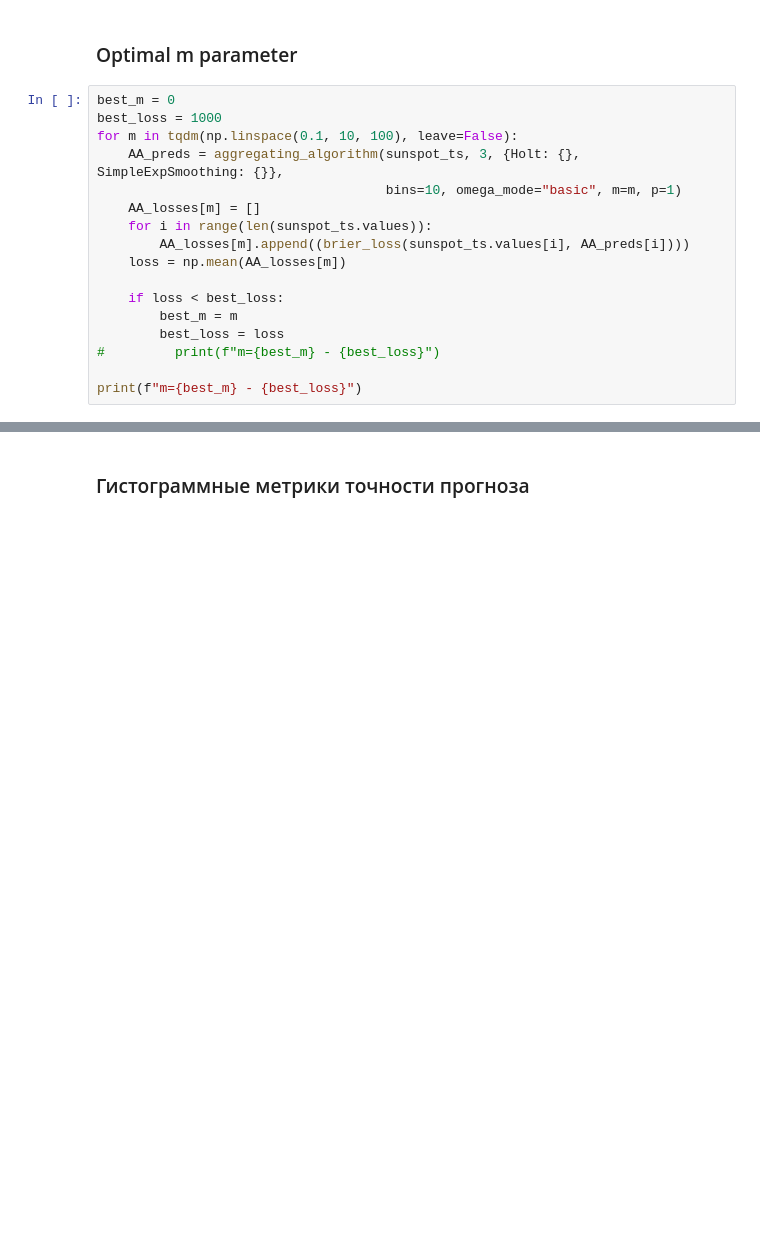
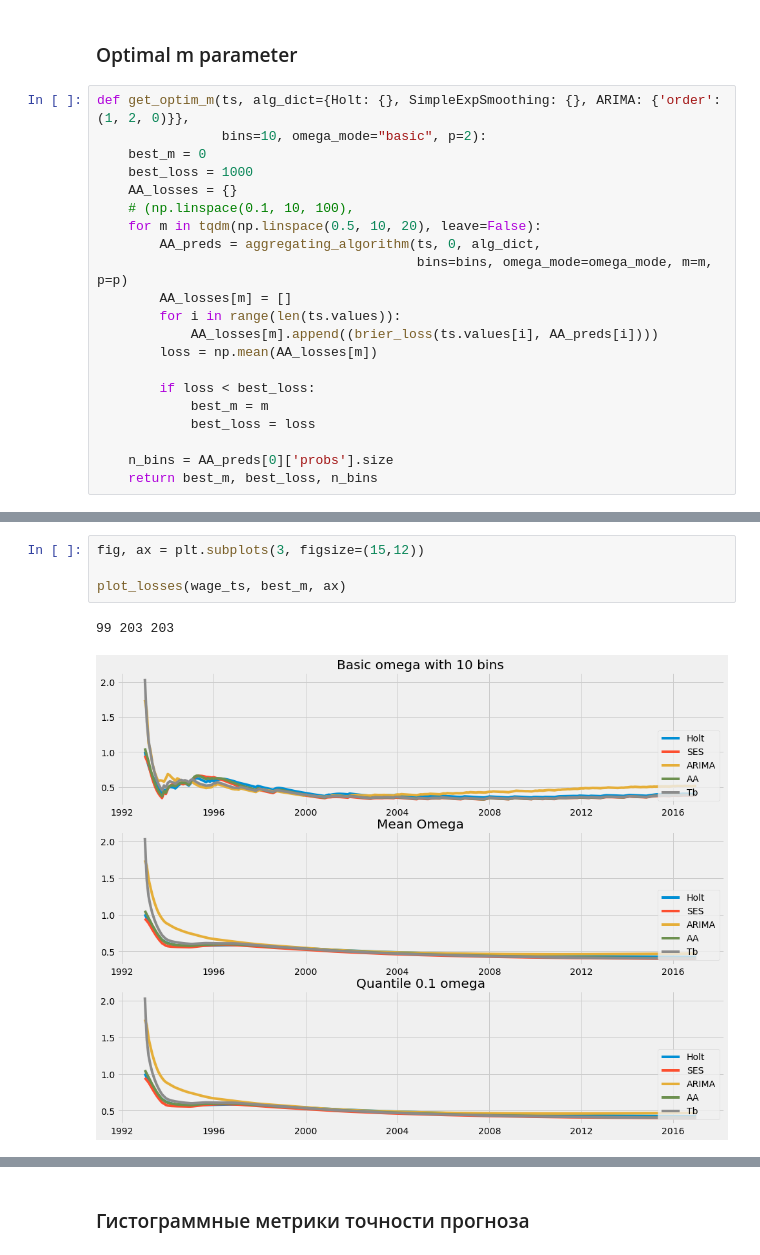
Before and after one commit to aromanenko/AggregatingAlgorithm, a Jupyter notebook: DFA.ipynb, the cells around one changed output, grey strips where cells are left out. Cells and saved outputs as stored; diff of their text form; blank space fills up the shorter version.

```diff
--- a/DFA.ipynb
+++ b/DFA.ipynb
@@ -551,19 +526,23 @@ ax[1].legend(['Holt', 'SES', 'AA', 'Tb'], loc='lower right');
 # %% [markdown]
 ### Optimal m parameter
 # %%
-best_m = 0
-best_loss = 1000
-for m in tqdm(np.linspace(0.1, 10, 100), leave=False):
-    AA_preds = aggregating_algorithm(sunspot_ts, 3, {Holt: {}, SimpleExpSmoothing: {}},
-                                     bins=10, omega_mode="basic", m=m, p=1)
-    AA_losses[m] = []
-    for i in range(len(sunspot_ts.values)):
-        AA_losses[m].append((brier_loss(sunspot_ts.values[i], AA_preds[i])))
-    loss = np.mean(AA_losses[m])
+def get_optim_m(ts, alg_dict={Holt: {}, SimpleExpSmoothing: {}, ARIMA: {'order': (1, 2, 0)}},
+                bins=10, omega_mode="basic", p=2):
+    best_m = 0
+    best_loss = 1000
+    AA_losses = {}
+    # (np.linspace(0.1, 10, 100),
+    for m in tqdm(np.linspace(0.5, 10, 20), leave=False):
+        AA_preds = aggregating_algorithm(ts, 0, alg_dict,
+                                         bins=bins, omega_mode=omega_mode, m=m, p=p)
+        AA_losses[m] = []
+        for i in range(len(ts.values)):
+            AA_losses[m].append((brier_loss(ts.values[i], AA_preds[i])))
+        loss = np.mean(AA_losses[m])
 
-    if loss < best_loss:
-        best_m = m
-        best_loss = loss
-#         print(f"m={best_m} - {best_loss}")
+        if loss < best_loss:
+            best_m = m
+            best_loss = loss
 
-print(f"m={best_m} - {best_loss}")
+    n_bins = AA_preds[0]['probs'].size
+    return best_m, best_loss, n_bins
@@ -666,3 +675,10 @@ ax[2].legend(['Holt', 'SES', 'ARIMA', 'AA', 'Tb'], loc='lower right');
+# %%
+fig, ax = plt.subplots(3, figsize=(15,12))
+
+plot_losses(wage_ts, best_m, ax)
+# %% [output]
+99 203 203
+[figure, added]
 # %%
 print(f"Holt_loss: {np.mean(Holt_losses)}")
 print(f"SES_loss: {np.mean(SES_losses)}")
```
Also changed, not shown: parts of 19 cells of this notebook, 2 other files.
